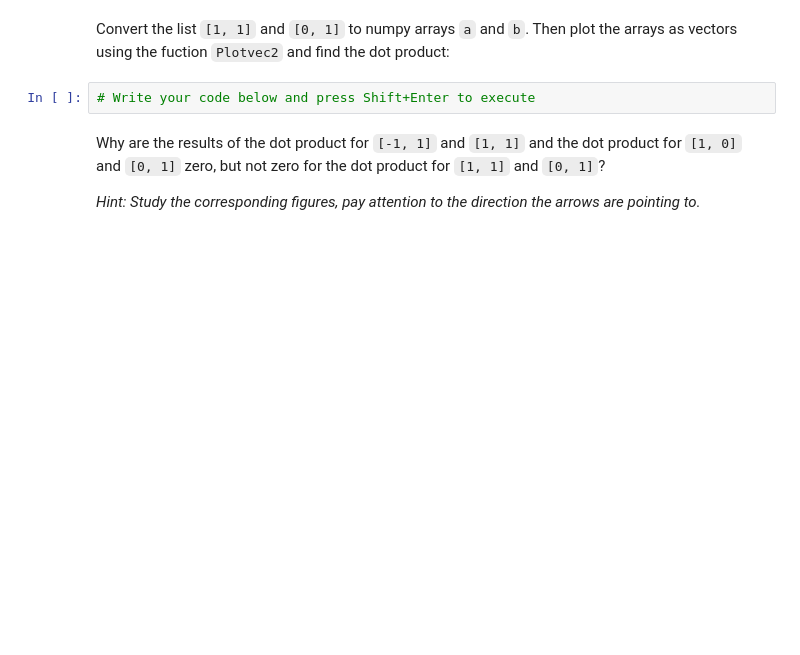
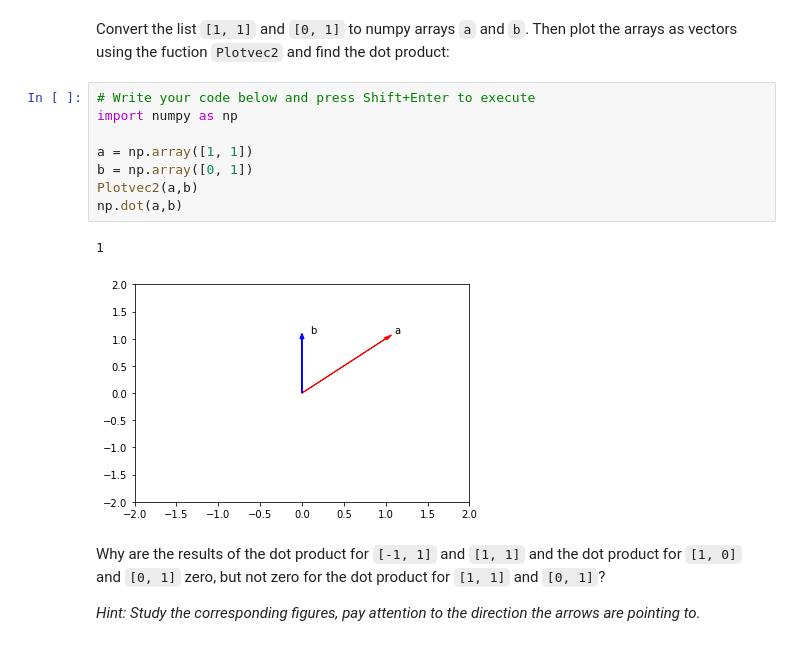
Before and after one commit to ecolbinado/aral-aral, a Jupyter notebook: Aral_Aral_Python_Review_Exercises.ipynb, the cells around one changed output. Drawn from its saved outputs; the diff is of its cells as text; blank space fills up the shorter version.

```diff
--- a/Aral_Aral_Python_Review_Exercises.ipynb
+++ b/Aral_Aral_Python_Review_Exercises.ipynb
@@ -443,6 +468,15 @@ Convert the list <code>[1, 0]</code> and <code>[0, 1]</code> to numpy arrays <co
 Convert the list <code>[1, 1]</code> and <code>[0, 1]</code> to numpy arrays <code>a</code> and <code>b</code>. Then plot the arrays as vectors using the fuction <code>Plotvec2</code> and find the dot product:
 # %%
 # Write your code below and press Shift+Enter to execute
+import numpy as np
+
+a = np.array([1, 1])
+b = np.array([0, 1])
+Plotvec2(a,b)
+np.dot(a,b)
+# %% [output]
+1
+[figure, added]
 # %% [markdown]
 Why are the results of the dot product for <code>[-1, 1]</code> and <code>[1, 1]</code> and the dot product for <code>[1, 0]</code> and <code>[0, 1]</code> zero, but not zero for the dot product for <code>[1, 1]</code> and <code>[0, 1]</code>? <p><i>Hint: Study the corresponding figures, pay attention to the direction the arrows are pointing to.</i></p>
 # %%
```
Also changed, not shown: parts of 5 cells of this notebook.
